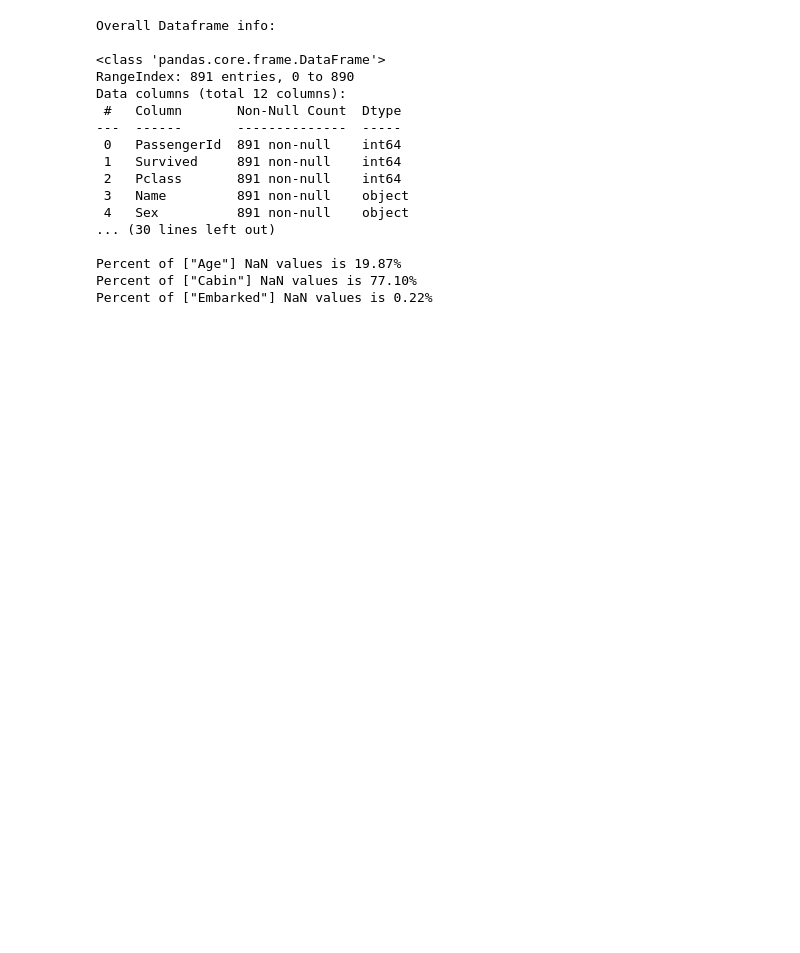
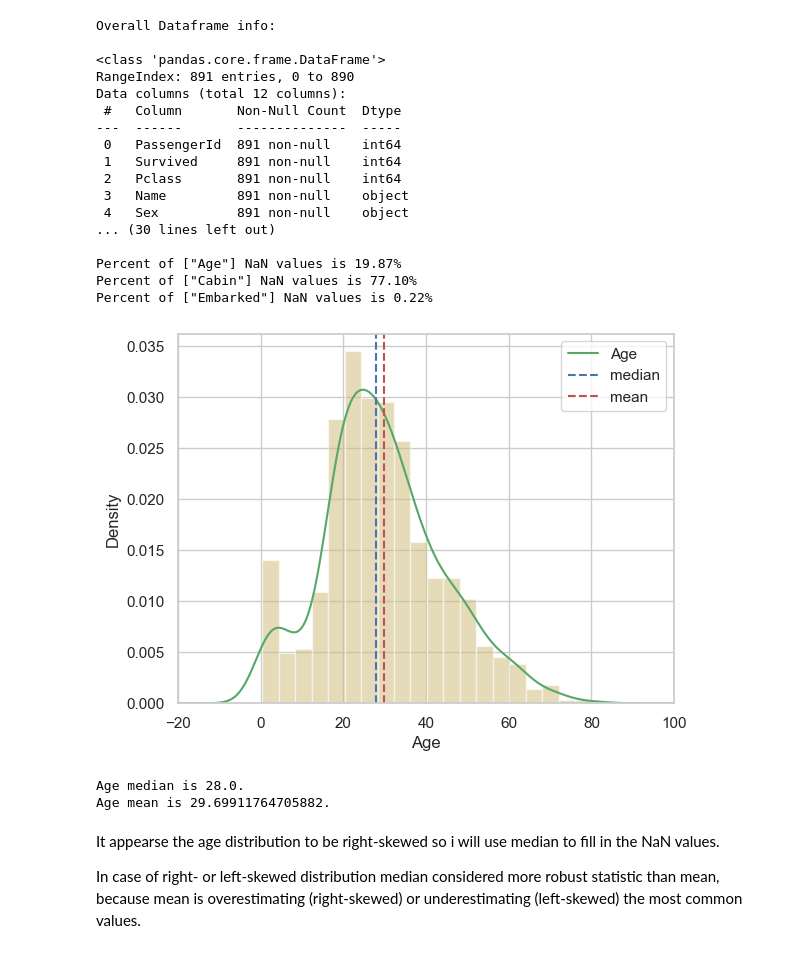
Before and after one commit to onthebox/titanic-survivors-prediction, a Jupyter notebook: src/logistic-regression.ipynb, the cells around one changed output. Drawn from its saved outputs; the diff is of its cells as text; code cells hidden in the pictures; blank space fills up the shorter version.

Commit message:
"age" nan values filling

```diff
--- a/src/logistic-regression.ipynb
+++ b/src/logistic-regression.ipynb
@@ -48,3 +51,29 @@ Data columns (total 12 columns):
 Percent of ["Age"] NaN values is 19.87%
 Percent of ["Cabin"] NaN values is 77.10%
 Percent of ["Embarked"] NaN values is 0.22%
+# %%
+# Inspect Age column
+# Plot histogram and density
+
+age_median = train_df['Age'].median()
+age_mean = train_df['Age'].mean()
+
+train_df['Age'].hist(bins=20, density=True, color='y', alpha=0.5)
+train_df['Age'].plot(kind='density', color='g')
+plt.axvline(age_median, color='b', linestyle='--', label='median')
+plt.axvline(age_mean, color='r', linestyle='--', label='mean')
+plt.xlabel('Age')
+plt.xlim(-20, 100)
+plt.legend()
+plt.show()
+
+print('Age median is %s.' % age_median)
+print('Age mean is %s.' % age_mean)
+# %% [output]
+[figure, added]
+Age median is 28.0.
+Age mean is 29.69911764705882.
+# %% [markdown]
+It appearse the age distribution to be right-skewed so i will use median to fill in the NaN values.
+
+In case of right- or left-skewed distribution median considered more robust statistic than mean, because mean is overestimating (right-skewed) or underestimating (left-skewed) the most common values.
```
Also changed, not shown: parts of 1 cell of this notebook, 1 other file.
